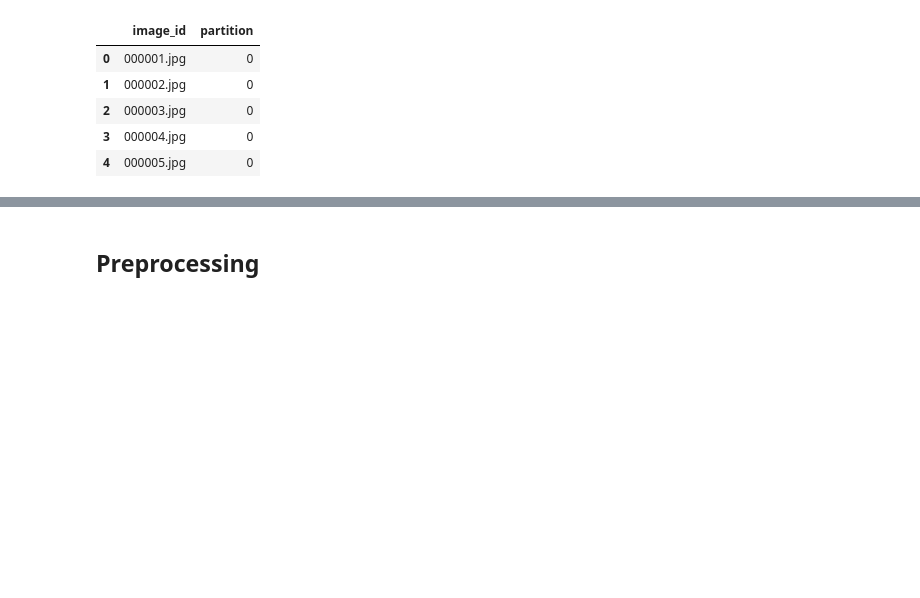
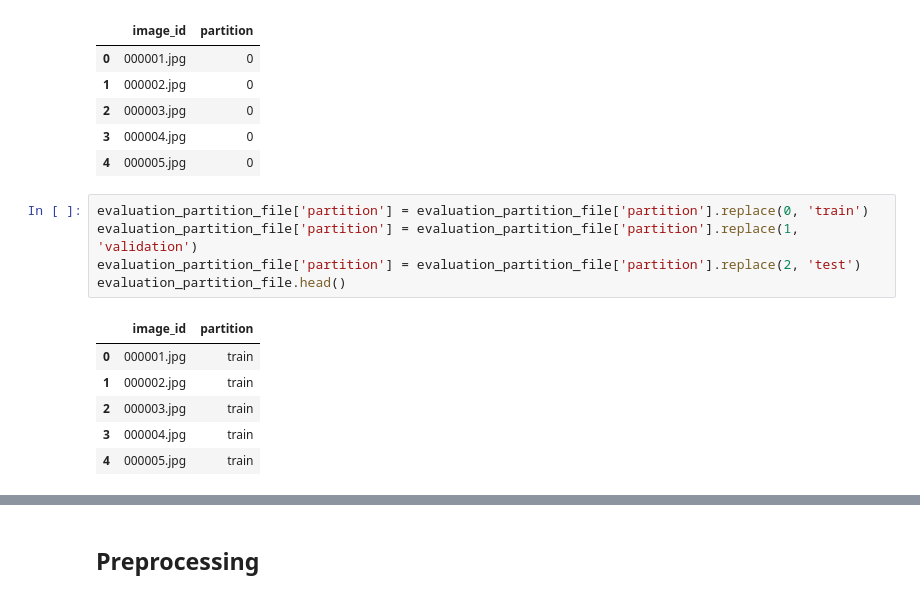
Before and after one commit to Thoalfeqar-gata/Multitask-face-analysis, a Jupyter notebook: data preparation notebooks/CelebA.ipynb, the cells around one changed output, grey strips where cells are left out. Cells and saved outputs as stored; diff of their text form; blank space fills up the shorter version.

```diff
--- a/data preparation notebooks/CelebA.ipynb
+++ b/data preparation notebooks/CelebA.ipynb
@@ -53,4 +53,16 @@ evaluation_partition_file.head()
 | 2 | 000003.jpg | 0 |
 | 3 | 000004.jpg | 0 |
 | 4 | 000005.jpg | 0 |
+# %%
+evaluation_partition_file['partition'] = evaluation_partition_file['partition'].replace(0, 'train')
+evaluation_partition_file['partition'] = evaluation_partition_file['partition'].replace(1, 'validation')
+evaluation_partition_file['partition'] = evaluation_partition_file['partition'].replace(2, 'test')
+evaluation_partition_file.head()
+# %% [output]
+|  | image_id | partition |
+| 0 | 000001.jpg | train |
+| 1 | 000002.jpg | train |
+| 2 | 000003.jpg | train |
+| 3 | 000004.jpg | train |
+| 4 | 000005.jpg | train |
 # %%
```
Also changed, not shown: parts of 2 cells of this notebook, 3 other files.
